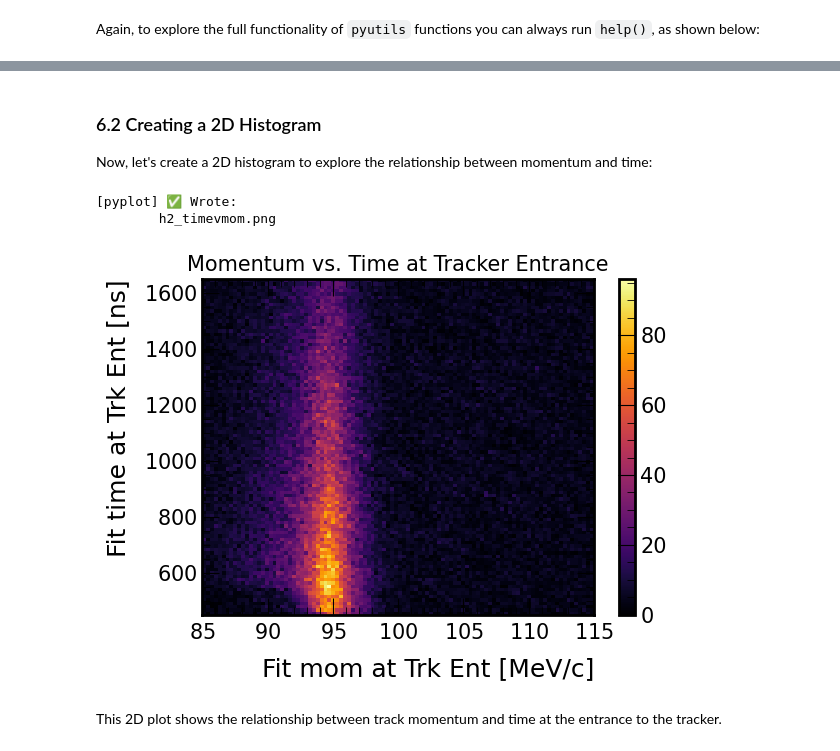
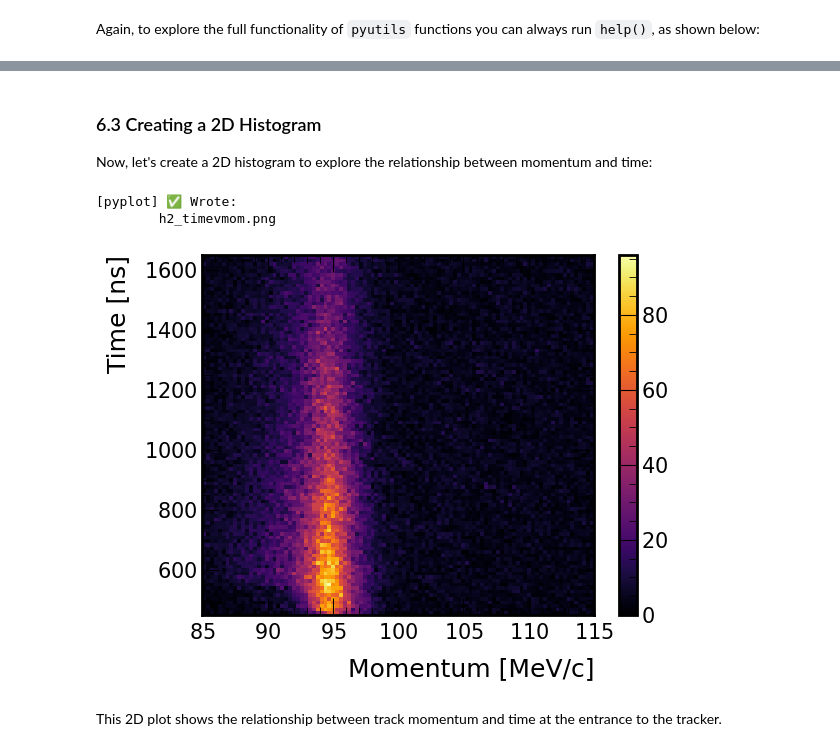
Before and after one commit to sam-grant/pyutils, a Jupyter notebook: examples/pyutils_basics.ipynb, the cells around one changed output, grey strips where cells are left out. Cells and saved outputs as stored; diff of their text form; code cells hidden in the pictures.

```diff
--- a/examples/pyutils_basics.ipynb
+++ b/examples/pyutils_basics.ipynb
@@ -241,29 +305,29 @@ plot_1D(array, nbins=100, xmin=-1.0, xmax=1.0, weights=None, title=None, xlabel=
 # %% [markdown]
-### 6.2 Creating a 2D Histogram
+### 6.3 Creating a 2D Histogram
 
 Now, let's create a 2D histogram to explore the relationship between momentum and time:
 # %%
 # Flatten the momentum magnitudes for plotting
 mom_mag_flat = ak.flatten(mom_mag, axis=None)
 
 # Create a 2D histogram of momentum vs. time
 plotter.plot_2D(
     x=mom_mag_flat,           # x-axis data
     y=time_flat,              # y-axis data
     nbins_x=100,              # Number of x bins
     xmin=85,                  # Minimum x value
     xmax=115,                 # Maximum x value
     nbins_y=100,              # Number of y bins
     ymin=450,                 # Minimum y value
     ymax=1650,                # Maximum y value
-    title="Momentum vs. Time at Tracker Entrance",
-    xlabel="Fit mom at Trk Ent [MeV/c]",
-    ylabel="Fit time at Trk Ent [ns]",
+    # title="Momentum vs. Time at Tracker Entrance",
+    xlabel="Momentum [MeV/c]",
+    ylabel="Time [ns]",
     out_path='h2_timevmom.png'
 )
 # %% [output]
 [pyplot] ✅ Wrote:
         h2_timevmom.png
-[figure, old version]
+[figure, new version]
 # %% [markdown]
 This 2D plot shows the relationship between track momentum and time at the entrance to the tracker.
```
Also changed, not shown: parts of 9 cells of this notebook.
